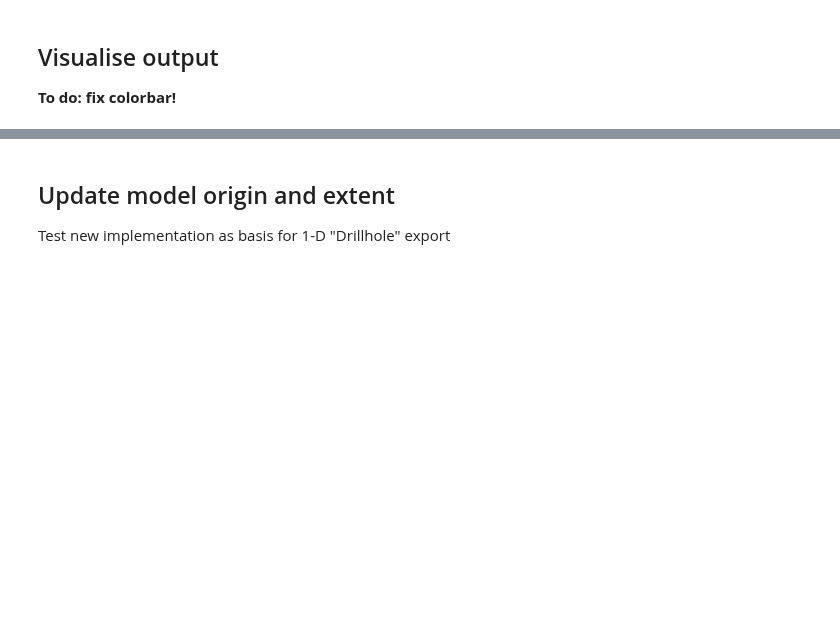
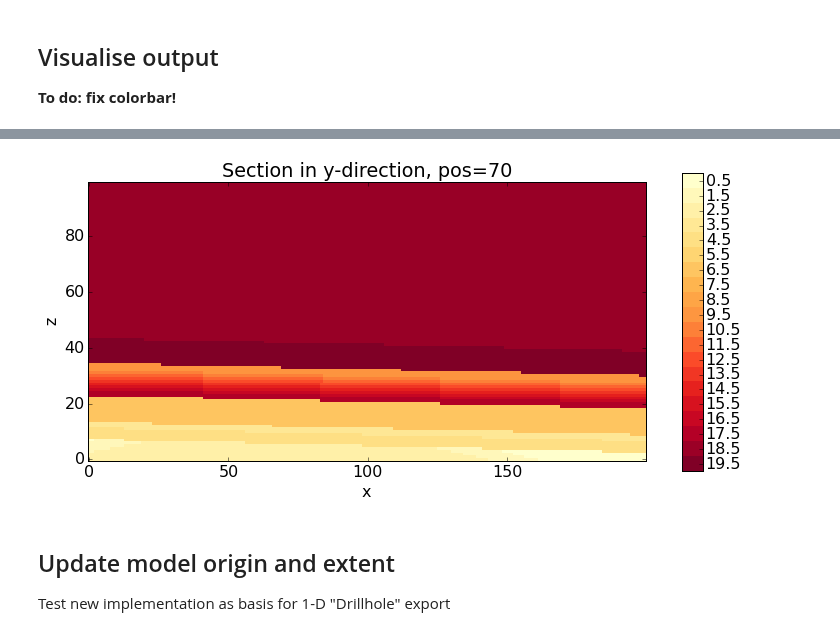
Before and after one commit to cgre-aachen/pynoddy, a Jupyter notebook: docs/notebooks/Gippsland-Basin-V4.ipynb, the cells around one changed output, grey strips where cells are left out. Saved outputs shown, nothing was run; the diff lists cells and outputs as text; code cells hidden in the pictures; blank space fills up the shorter version.

```diff
--- a/docs/notebooks/Gippsland-Basin-V4.ipynb
+++ b/docs/notebooks/Gippsland-Basin-V4.ipynb
@@ -105,3 +106,7 @@ PO.plot_section('y', position = 100, ve = 5.,
+# %%
+PO.plot_section('y')
+# %% [output]
+[figure, added]
 # %%
 # Export to VTK for 3-D visualisation and analysis
 PO.export_to_vtk(vtk_filename = "GBasin_V4")
```
Also changed, not shown: parts of 6 cells of this notebook, 25 other files.
